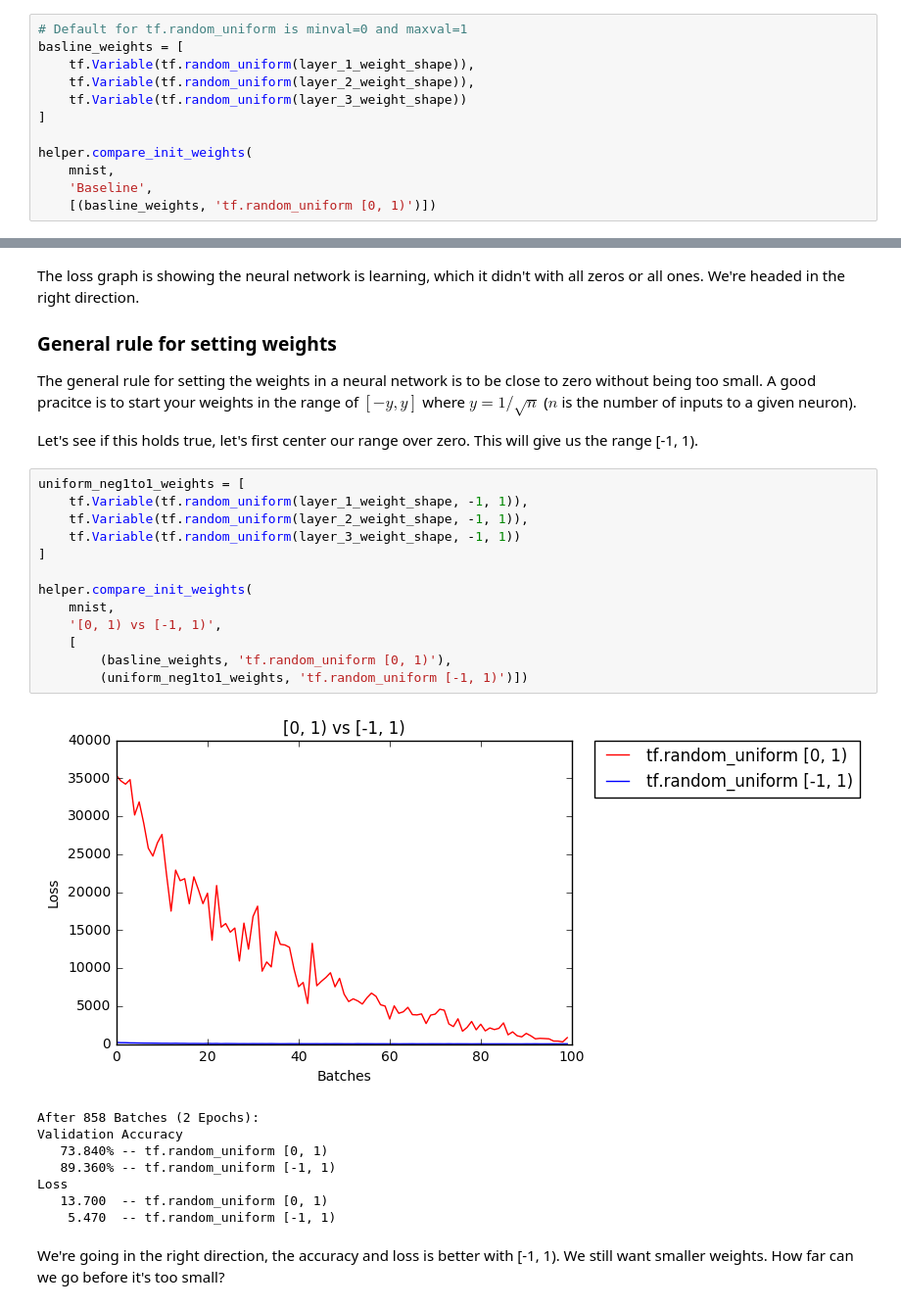
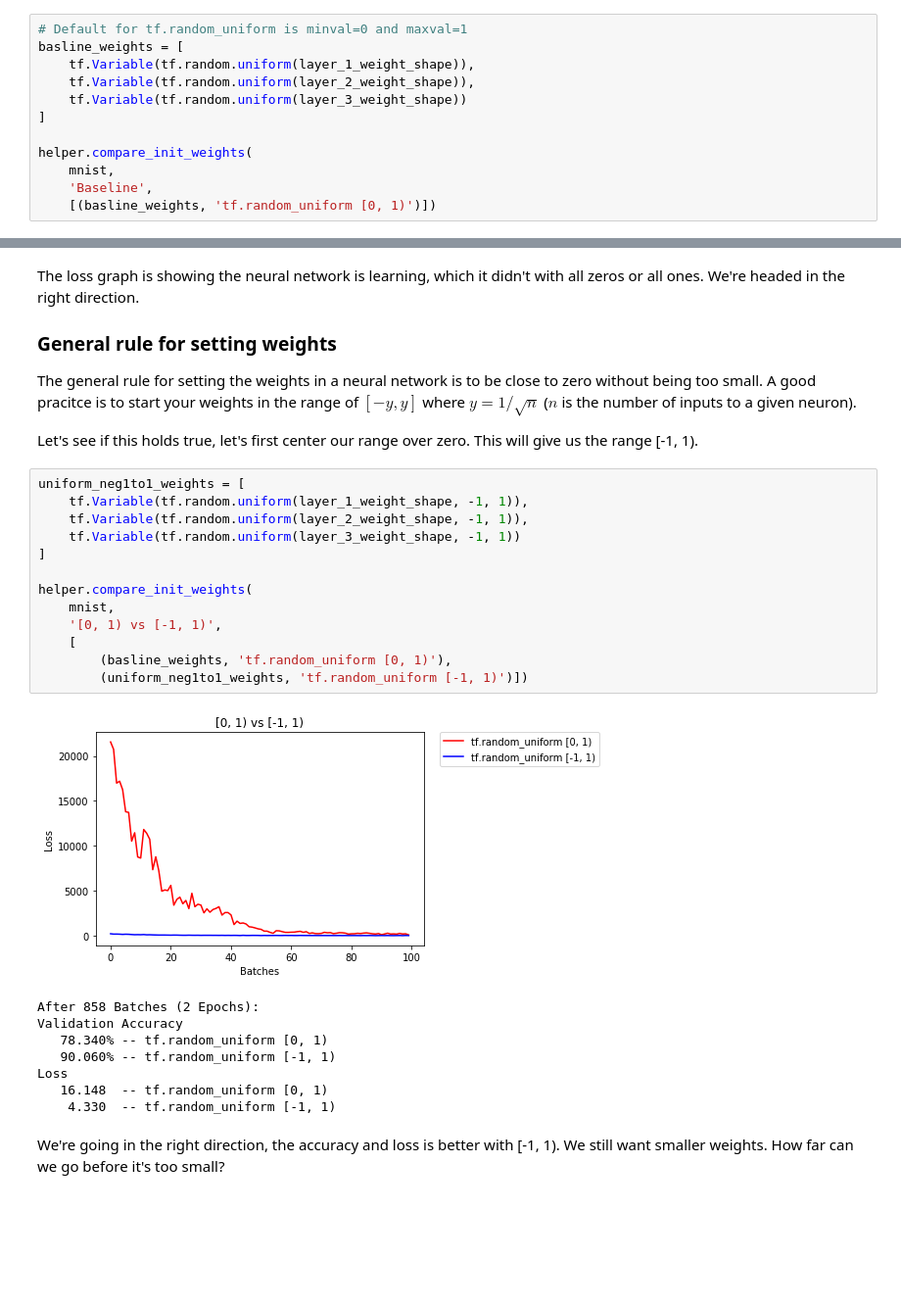
Before and after one commit to shivamdubey7466/weight-initialization, a Jupyter notebook: Sol_weight_initialization.ipynb, the cells around one changed output, grey strips where cells are left out. Shown: that part at 98% size. Saved outputs shown, nothing was run; the diff lists cells and outputs as text; blank space fills up the shorter version.

```diff
--- a/Sol_weight_initialization.ipynb
+++ b/Sol_weight_initialization.ipynb
@@ -174,9 +179,9 @@ Let's see how well the neural network trains using the default values for `tf.ra
 # %%
 # Default for tf.random_uniform is minval=0 and maxval=1
 basline_weights = [
-    tf.Variable(tf.random_uniform(layer_1_weight_shape)),
-    tf.Variable(tf.random_uniform(layer_2_weight_shape)),
-    tf.Variable(tf.random_uniform(layer_3_weight_shape))
+    tf.Variable(tf.random.uniform(layer_1_weight_shape)),
+    tf.Variable(tf.random.uniform(layer_2_weight_shape)),
+    tf.Variable(tf.random.uniform(layer_3_weight_shape))
 ]
 
 helper.compare_init_weights(
@@ -200,26 +205,26 @@ $y=1/\sqrt{n}$ ($n$ is the number of inputs to a given neuron).
 Let's see if this holds true, let's first center our range over zero.  This will give us the range [-1, 1).
 # %%
 uniform_neg1to1_weights = [
-    tf.Variable(tf.random_uniform(layer_1_weight_shape, -1, 1)),
-    tf.Variable(tf.random_uniform(layer_2_weight_shape, -1, 1)),
-    tf.Variable(tf.random_uniform(layer_3_weight_shape, -1, 1))
+    tf.Variable(tf.random.uniform(layer_1_weight_shape, -1, 1)),
+    tf.Variable(tf.random.uniform(layer_2_weight_shape, -1, 1)),
+    tf.Variable(tf.random.uniform(layer_3_weight_shape, -1, 1))
 ]
 
 helper.compare_init_weights(
     mnist,
     '[0, 1) vs [-1, 1)',
     [
         (basline_weights, 'tf.random_uniform [0, 1)'),
         (uniform_neg1to1_weights, 'tf.random_uniform [-1, 1)')])
 # %% [output]
-[figure, old version]
+[figure, new version]
 After 858 Batches (2 Epochs):
 Validation Accuracy
-   73.840% -- tf.random_uniform [0, 1)
-   89.360% -- tf.random_uniform [-1, 1)
+   78.340% -- tf.random_uniform [0, 1)
+   90.060% -- tf.random_uniform [-1, 1)
 Loss
-   13.700  -- tf.random_uniform [0, 1)
-    5.470  -- tf.random_uniform [-1, 1)
+   16.148  -- tf.random_uniform [0, 1)
+    4.330  -- tf.random_uniform [-1, 1)
 # %% [markdown]
 We're going in the right direction, the accuracy and loss is better with [-1, 1). We still want smaller weights. How far can we go before it's too small?
 # %% [markdown]
```
Also changed, not shown: parts of 13 cells of this notebook.
